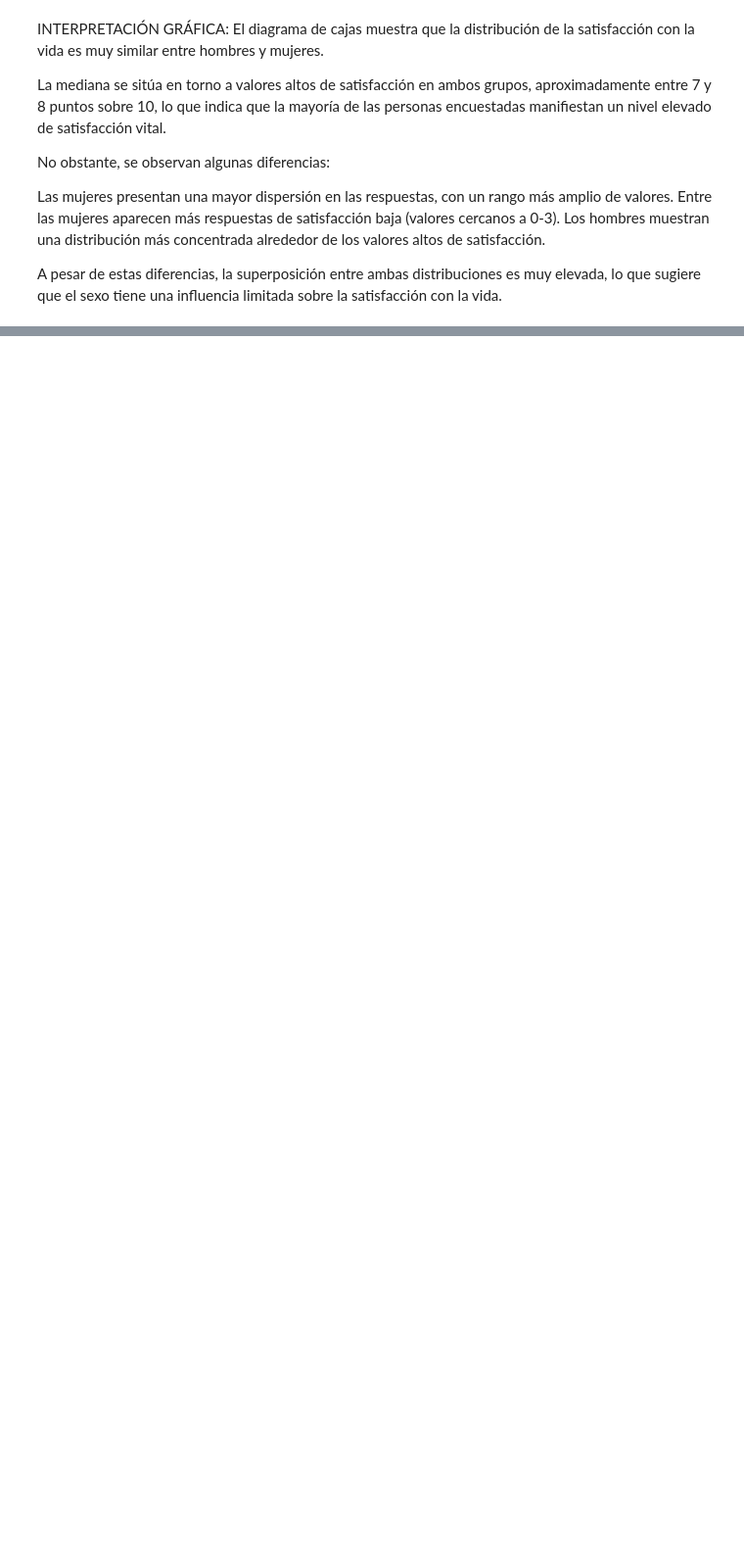
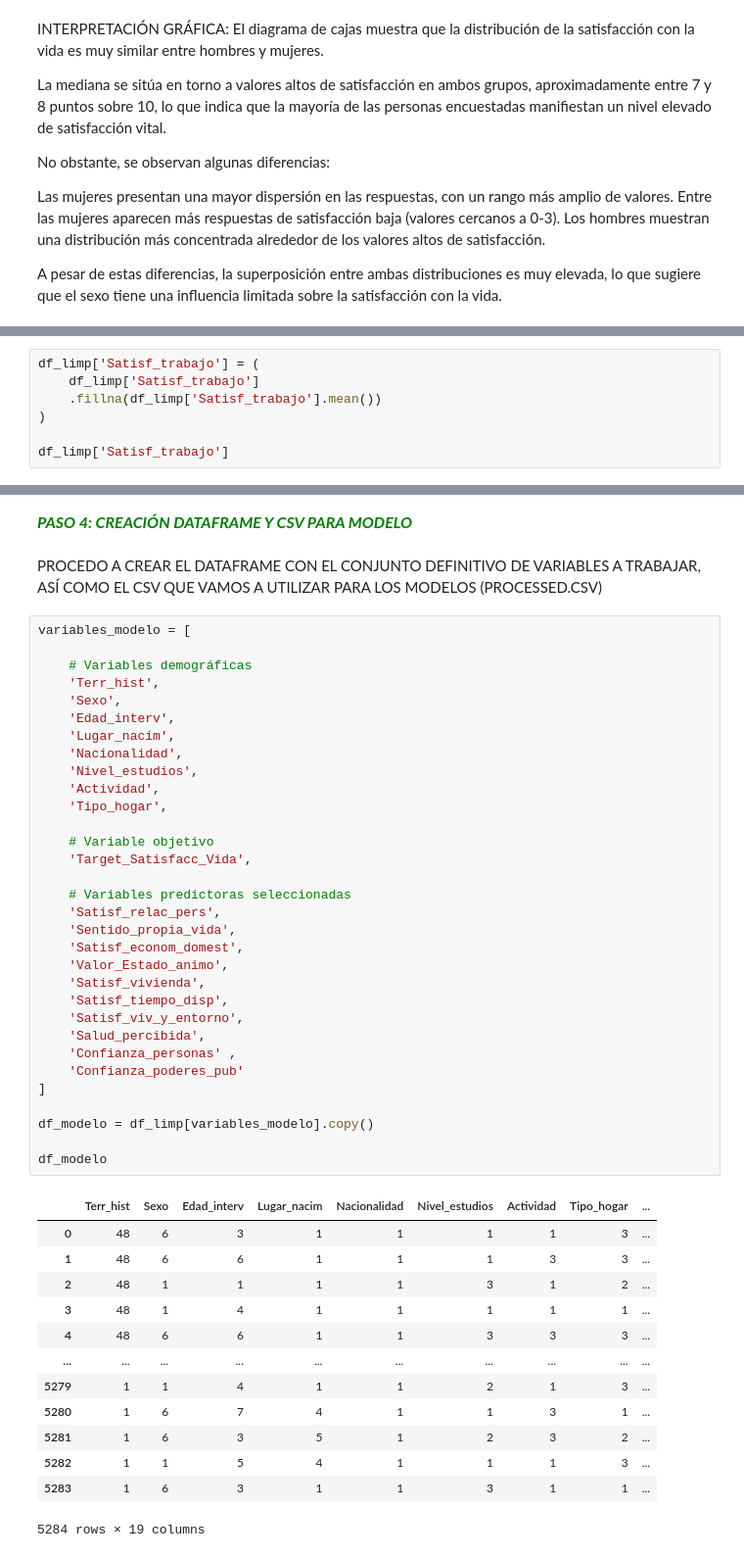
Before and after one commit to Leire2026/Proyecto_Machine_Learning, a Jupyter notebook: Proyecto_Final_ML/2_Notebooks/2_EDA_y_Limpieza.ipynb, the cells around one changed output, grey strips where cells are left out. Shown at 98% size. Drawn from its saved outputs; the diff is of its cells as text; blank space fills up the shorter version.

```diff
--- a/Proyecto_Final_ML/2_Notebooks/2_EDA_y_Limpieza.ipynb
+++ b/Proyecto_Final_ML/2_Notebooks/2_EDA_y_Limpieza.ipynb
@@ -643,0 +713,7 @@ A pesar de estas diferencias, la superposición entre ambas distribuciones es mu
+# %%
+df_limp['Satisf_trabajo'] = (
+    df_limp['Satisf_trabajo']
+    .fillna(df_limp['Satisf_trabajo'].mean())
+)
+
+df_limp['Satisf_trabajo']
@@ -643,0 +743,50 @@ A pesar de estas diferencias, la superposición entre ambas distribuciones es mu
+# %% [markdown]
+<span style="color:green; font-size:16px; font-weight:bold;">*PASO 4: CREACIÓN DATAFRAME Y CSV PARA MODELO*</span>
+# %% [markdown]
+PROCEDO A CREAR EL DATAFRAME CON EL CONJUNTO DEFINITIVO DE VARIABLES A TRABAJAR, ASÍ COMO EL CSV QUE VAMOS A UTILIZAR PARA LOS MODELOS (PROCESSED.CSV)
+# %%
+variables_modelo = [
+
+    # Variables demográficas
+    'Terr_hist',
+    'Sexo',
+    'Edad_interv',
+    'Lugar_nacim',
+    'Nacionalidad',
+    'Nivel_estudios',
+    'Actividad',
+    'Tipo_hogar',
+
+    # Variable objetivo
+    'Target_Satisfacc_Vida',
+
+    # Variables predictoras seleccionadas
+    'Satisf_relac_pers',
+    'Sentido_propia_vida',
+    'Satisf_econom_domest',
+    'Valor_Estado_animo',
+    'Satisf_vivienda',
+    'Satisf_tiempo_disp',
+    'Satisf_viv_y_entorno',
+    'Salud_percibida',
+    'Confianza_personas' ,
+    'Confianza_poderes_pub'
+]
+
+df_modelo = df_limp[variables_modelo].copy()
+
+df_modelo
+# %% [output]
+|  | Terr_hist | Sexo | Edad_interv | Lugar_nacim | Nacionalidad | Nivel_estudios | Actividad | Tipo_hogar | ... |
+| 0 | 48 | 6 | 3 | 1 | 1 | 1 | 1 | 3 | ... |
+| 1 | 48 | 6 | 6 | 1 | 1 | 1 | 3 | 3 | ... |
+| 2 | 48 | 1 | 1 | 1 | 1 | 3 | 1 | 2 | ... |
+| 3 | 48 | 1 | 4 | 1 | 1 | 1 | 1 | 1 | ... |
+| 4 | 48 | 6 | 6 | 1 | 1 | 3 | 3 | 3 | ... |
+| ... | ... | ... | ... | ... | ... | ... | ... | ... | ... |
+| 5279 | 1 | 1 | 4 | 1 | 1 | 2 | 1 | 3 | ... |
+| 5280 | 1 | 6 | 7 | 4 | 1 | 1 | 3 | 1 | ... |
+| 5281 | 1 | 6 | 3 | 5 | 1 | 2 | 3 | 2 | ... |
+| 5282 | 1 | 1 | 5 | 4 | 1 | 1 | 1 | 3 | ... |
+| 5283 | 1 | 6 | 3 | 1 | 1 | 3 | 1 | 1 | ... |
+5284 rows × 19 columns
```
Also changed, not shown: parts of 20 cells of this notebook, 1 other file.
